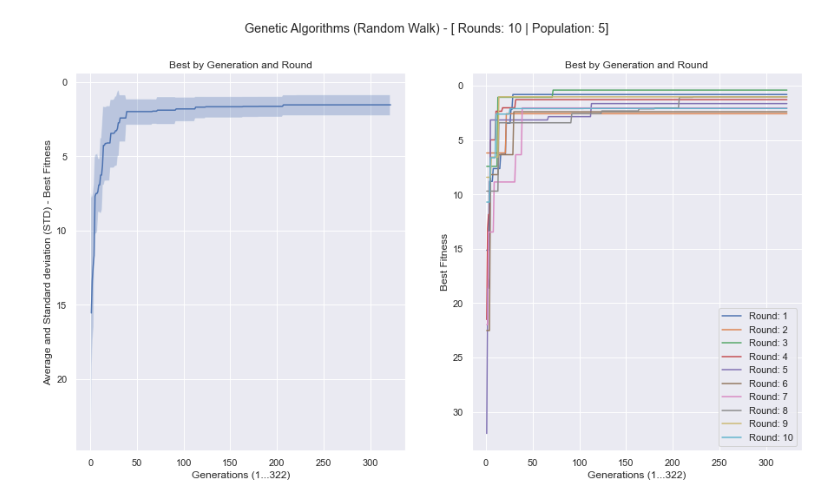
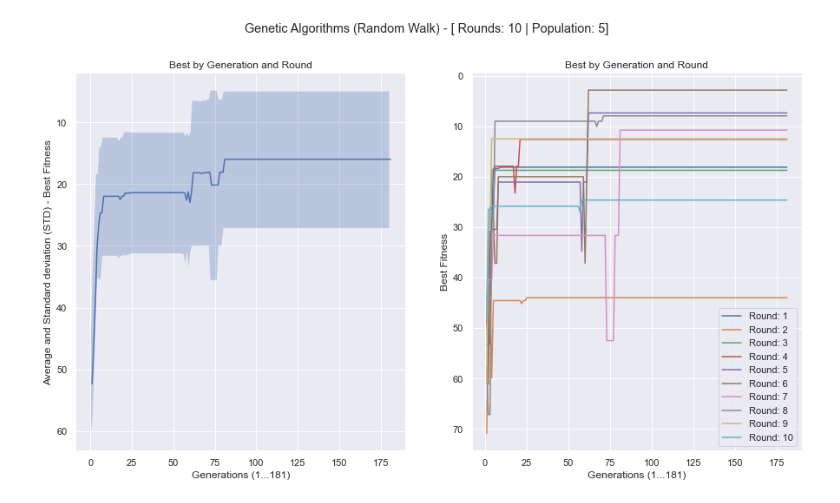
Before and after one commit to michelmontenegro/doctorWorks, a Jupyter notebook: ComputacaoEvolucionaria/Task 2/Work3/Work_3.ipynb, the cells around one changed output. Saved outputs shown, nothing was run; the diff lists cells and outputs as text; code cells hidden in the pictures.

```diff
--- a/ComputacaoEvolucionaria/Task 2/Work3/Work_3.ipynb
+++ b/ComputacaoEvolucionaria/Task 2/Work3/Work_3.ipynb
@@ -49,15 +102,19 @@ class Individuo():
 # %%
 #Populacao
+#* Seleção: roleta, torneio, classificação/ranking, truncamento
+#* Reprodução: acasalamento, recombinação e mutação
+
 class Populacao():
 
     #---------
     population              =   []      #Conjunto de Individuos de uma geração
-    sizePopulation          =   100    #Total de individuos na população
+    sizePopulation          =   100     #Total de individuos na população
     bestIndGeneration       =   []      #Melhor individuo de cada Geração
     bestIndividuo           =   None    #Guarda o ULTIMO melhor individuo da geração
     countNoEvolution        =   0       #Contador de fitness que não evolui (count_stagnation)
     limitNoEvolution        =   100     #Limite maximo de fitness que não evolui (Limite K)
     evolution               =   0.01    #Se por K gerações a qualidade da solução ficou abaixo de um delta (= 0.01, por exemplo), então o algoritmo alcançou sua condição de parada.
+    chanceCrossover         =   0.5     #Chance dos pais cruzarem, caso contrario seus genes vão  na integra para a proxima geração
     #---------
     listGenerations         =   []      #Matriz de "bestIndGeneration" (Guarda os dados gerais da geração e melhores individuos)
     meanBestFitness         =   []      #Média das Gerações guardadas em "listGenerations"
@@ -65,6 +122,59 @@ class Populacao():
     rounds                  =   10      #Maximo de Rodadas (1 Rodada tem N gerações)
     #----------
     numMaxGenerations       =   []      #só guarda os numeros das gerações 0 a N para o plot no grafico
+
+    #Cria a 1ª população (Inicial)
+    def createInitialPopulation(self):
+        size = self.sizePopulation - len(self.population)
+        for i in range(size):
+            novoIndividuo = Individuo()
+            novoIndividuo.createGenes()
+            #Não precisa aplicar mutação na 1ª geração
+            novoIndividuo.calcFitness()
+            self.population.append(novoIndividuo)
+
+    #Calcula a chance de algo ocorrer (Ex.: 0.14 é 14% de ocorrer algo)
+    def probably(self, chance):
+        return npr.random() <= chance
+
+    def selectionReproduction(self):
+        parentsNewGenerations = []
+        halfSizePop =  math.floor(len(self.population)/2)
+
+        for i in range(halfSizePop):                                #Só para até criar a nova população
+            parentsWin = []                                         #Individuos vencedores do Torneio
+
+            # == Seleção (Torneio/Tournament) ==
+            #Pega dois pra competir 2x, resultando um casal
+            for t in range(0,2):
+                parents = npr.choice(self.population,2)             #Seleciona aleatoriamente dois individuos
+                parentsWin.append(parents[0].selection(parents[1])) #Torneio: O de melhor fitness vence
+
+            # == Cruzamento ==
+            # Testa se vai haver Cruzamento de Genes ou repetição
+            if self.probably(self.chanceCrossover)==True:
+                #Cruzamento: Acasalamento
+                novoIndividuoA = Individuo()
+                novoIndividuoB = Individuo()
+
+                #Cruzamento: Recombinação e mutação
+                novoIndividuoA.crossoverGenesAndTestMutation(parentsWin[0], parentsWin[1])
+                novoIndividuoA.calcFitness()
+
+                novoIndividuoB.crossoverGenesAndTestMutation(parentsWin[1], parentsWin[0])
+                novoIndividuoB.calcFitness()
+
+                #Salva os novos individuos
+                parentsNewGenerations.append(novoIndividuoA)
+                parentsNewGenerations.append(novoIndividuoB)
+
+            #Os Genes dos pais passam para geração seguinte na integra
+            else:
+                #Salva os novos individuos
+                parentsNewGenerations.append(parentsWin[0])
+                parentsNewGenerations.append(parentsWin[1])
+        #Atualiza a nova população
+        self.population = parentsNewGenerations
 
     def runPopulation(self, maxRounds, sizePop):
         self.sizePopulation         = sizePop
@@ -74,7 +184,8 @@ class Populacao():
         self.stdBestFitness         =  []
         self.numMaxGenerations      =  []
 
-       #N Rodadas.
+
+        #N Rodadas.
         for i in range(0, self.rounds):
             self.population         =   []
             self.bestIndGeneration  =   []
@@ -83,14 +194,17 @@ class Populacao():
 
             #N Gerações até que o maximo de gerações sem mudança seja atingido.
             while(True):
+
+                if (self.bestIndividuo == None):
+                   #Cria a população Inicial
+                   self.createInitialPopulation()
+                else:
+                    #Atualiza a população [Aplica Seleção e Reprodução (Cruzamento e Mutação)]
+                    self.selectionReproduction()
+
                 #-------------------
-                #Cria a população
-                self.createPopulation()
-
-                #Ordena do Menor pro Maior
+                #Guarda o melhor Individuo
                 self.orderPopByFitness()
-                #-------------------
-
                 currentBestIndividuo = self.population[0]
 
                 #Gerencia aquantidade de gerações sem mudanças.
@@ -104,8 +218,7 @@ class Populacao():
                 #Pega o melhor individuo e Guarda pra geração seguinte
                 self.bestIndividuo = currentBestIndividuo
 
-                #Garante 50% dos melhores individuos da população anterior na nova população (Dividepor 2 retornando um int "//")
-                self.population = self.population[:len(self.population)//2]
+                #Guarda o melhor individuo desta geração/Rodada
                 if (self.bestIndividuo != None):
                     self.bestIndGeneration.append(self.bestIndividuo)
 
@@ -146,16 +259,9 @@ class Populacao():
         for i in range(0, len(self.meanBestFitness)):
             self.numMaxGenerations.append(i+1)
 
-    #Cria a população
-    def createPopulation(self):
-        size = self.sizePopulation - len(self.population)
-        for i in range(size):
-            novoIndividuo = Individuo()
-            self.population.append(novoIndividuo)
-
     #Ordena os individuos da população pelo seu fitness
     def orderPopByFitness(self):
-        self.population.sort(key=lambda ind: ind.fitness, reverse=False)
+        self.population.sort(key=lambda ind: ind.fitness, reverse=True)
 
     def bestFitnessByRound(self, round):
         teste = []
@@ -219,31 +325,31 @@ class Populacao():
         plotBestFitGenMeanStd.set_ylabel('Average and Standard deviation (STD) - Best Fitness')
         plotBestFitGenMeanStd.invert_yaxis()
 
         prefixFile = "R"+str(self.rounds) +"_P"+ str(self.sizePopulation)+"_"
 
         plt.legend()
         plt.show()
         fig.savefig(prefixFile+'resultPlot.png', dpi=300)
 
         # Salva em CSV (Separado por ";") indicando que os valores são Strings (%s)
         np.savetxt(prefixFile+"dataBestFitGenByRound.csv", self.bestFitnessByRoundAndGen(), delimiter =";", fmt ='%s')
         np.savetxt(prefixFile+"dataMeanStdBestFitGen.csv", self.meanStdBestFitGen(), delimiter =";", fmt ='%s')
 
     def meanStdBestFitGen(self):
         result = []
         result.append(["Std(Low)", *self.stdFitnessLow()])
         result.append(["Mean", *self.meanBestFitness])
         result.append(["Std(High)", *self.stdFitnessHigh()])
         result.insert(0, [" --- ", *self.stdCountGen()])
         return result
 
 pop = Populacao()
 #Executa o algoritmo com N Rodadas e M de População
 pop.runPopulation(10, 5)
 pop.showGraphMeanStdBestFitness()
 pop.runPopulation(10, 10)
 pop.showGraphMeanStdBestFitness()
 pop.runPopulation(10, 100)
 pop.showGraphMeanStdBestFitness()
 # %% [output]
-[figure, old version]
+[figure, new version]
```
Also changed, not shown: parts of 2 cells of this notebook, 10 other files.
